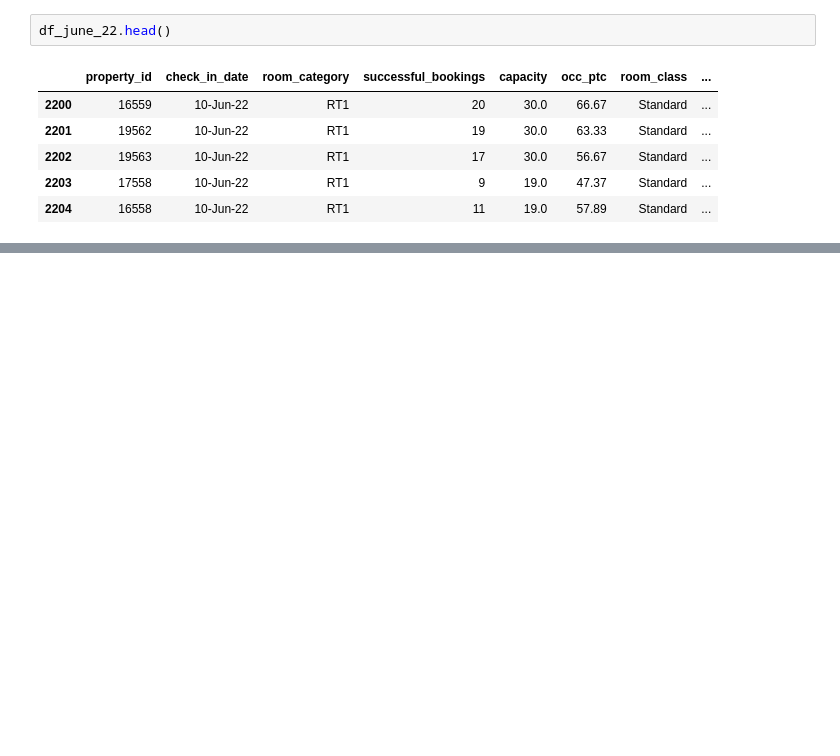
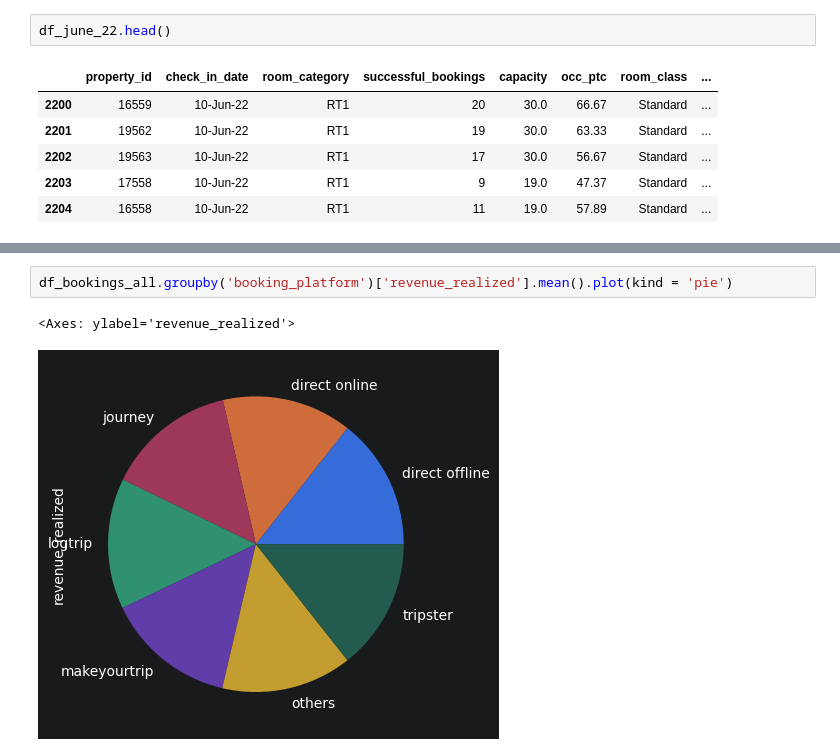
Before and after one commit to vaibhavavhad264/data_science, a Jupyter notebook: py tutorials/project-1 hospitality domain/1.ipynb, the cells around one changed output, grey strips where cells are left out. Saved outputs shown, nothing was run; the diff lists cells and outputs as text; blank space fills up the shorter version.

```diff
--- a/py tutorials/project-1 hospitality domain/1.ipynb
+++ b/py tutorials/project-1 hospitality domain/1.ipynb
@@ -633,0 +937,5 @@ df_june_22.groupby('city')['occ_ptc'].mean().round(2).sort_values(ascending = Tr
+# %%
+df_bookings_all.groupby('booking_platform')['revenue_realized'].mean().plot(kind = 'pie')
+# %% [output]
+<Axes: ylabel='revenue_realized'>
+[figure, added]
```
Also changed, not shown: parts of 44 cells of this notebook, 4 other files.
